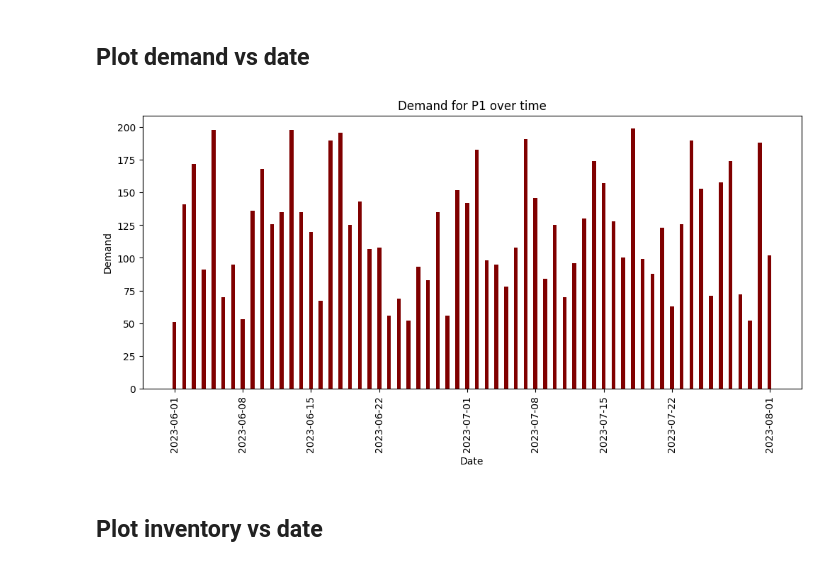
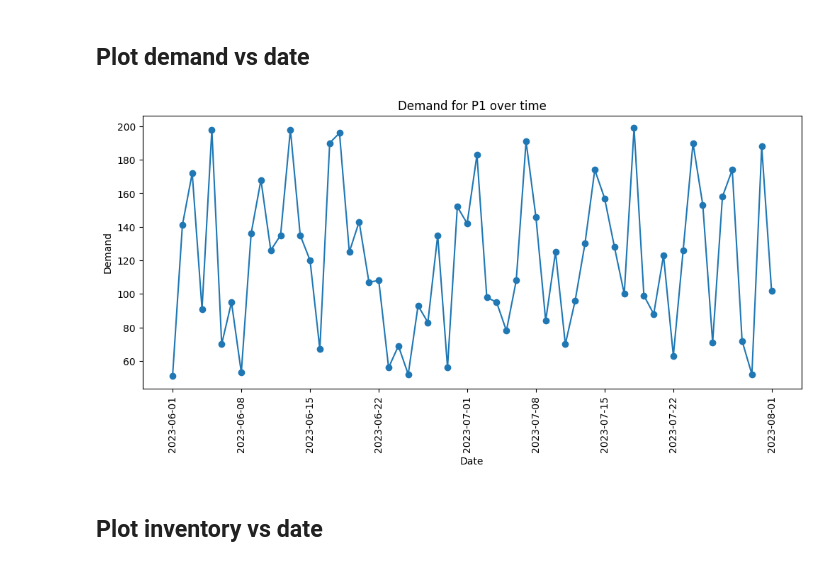
Before and after one commit to humzahmalik-ef/demand-forecasting, a Jupyter notebook: main.ipynb, the cells around one changed output. Saved outputs shown, nothing was run; the diff lists cells and outputs as text; code cells hidden in the pictures.

```diff
--- a/main.ipynb
+++ b/main.ipynb
@@ -40,17 +41,16 @@ df.describe()
 # %%
 fig = plt.figure(figsize = (12, 5))
 
 # creating the bar plot
-plt.bar(df['Date'], df['Demand'], color ='maroon',
-        width = 0.4)
+plt.plot(df['Date'], df['Demand'], marker='o')
 
 plt.xticks(rotation=90)
 plt.xlabel("Date")
 plt.ylabel("Demand")
 plt.title("Demand for P1 over time")
 plt.show()
 # %% [output]
-[figure, old version]
+[figure, new version]
 # %% [markdown]
 ## Plot inventory vs date
 # %%
```
Also changed, not shown: parts of 4 cells of this notebook.
